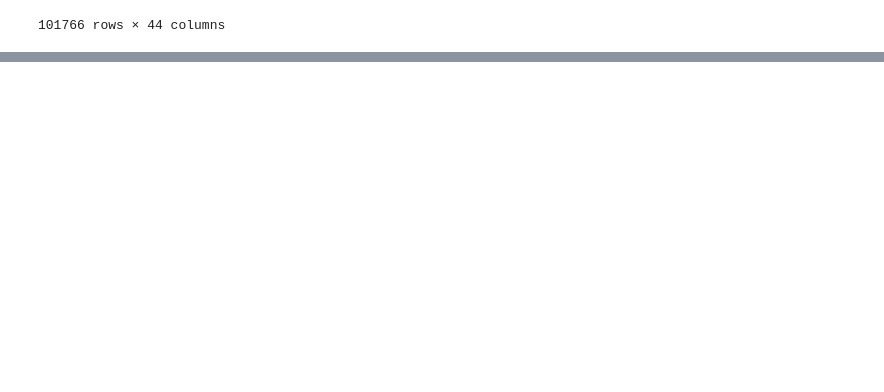
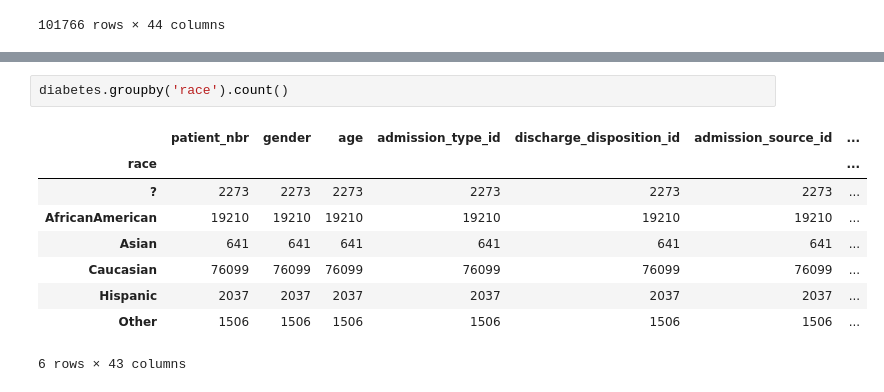
Before and after one commit to TGurke13/Group-Project2, a Jupyter notebook: main_joe.ipynb, the cells around one changed output, grey strips where cells are left out. Saved outputs shown, nothing was run; the diff lists cells and outputs as text; blank space fills up the shorter version.

```diff
--- a/main_joe.ipynb
+++ b/main_joe.ipynb
@@ -91,0 +92,12 @@ diabetes
+# %%
+diabetes.groupby('race').count()
+# %% [output]
+|  | patient_nbr | gender | age | admission_type_id | discharge_disposition_id | admission_source_id | ... |
+| race |  |  |  |  |  |  | ... |
+| ? | 2273 | 2273 | 2273 | 2273 | 2273 | 2273 | ... |
+| AfricanAmerican | 19210 | 19210 | 19210 | 19210 | 19210 | 19210 | ... |
+| Asian | 641 | 641 | 641 | 641 | 641 | 641 | ... |
+| Caucasian | 76099 | 76099 | 76099 | 76099 | 76099 | 76099 | ... |
+| Hispanic | 2037 | 2037 | 2037 | 2037 | 2037 | 2037 | ... |
+| Other | 1506 | 1506 | 1506 | 1506 | 1506 | 1506 | ... |
+6 rows × 43 columns
```
Also changed, not shown: parts of 26 cells of this notebook.
